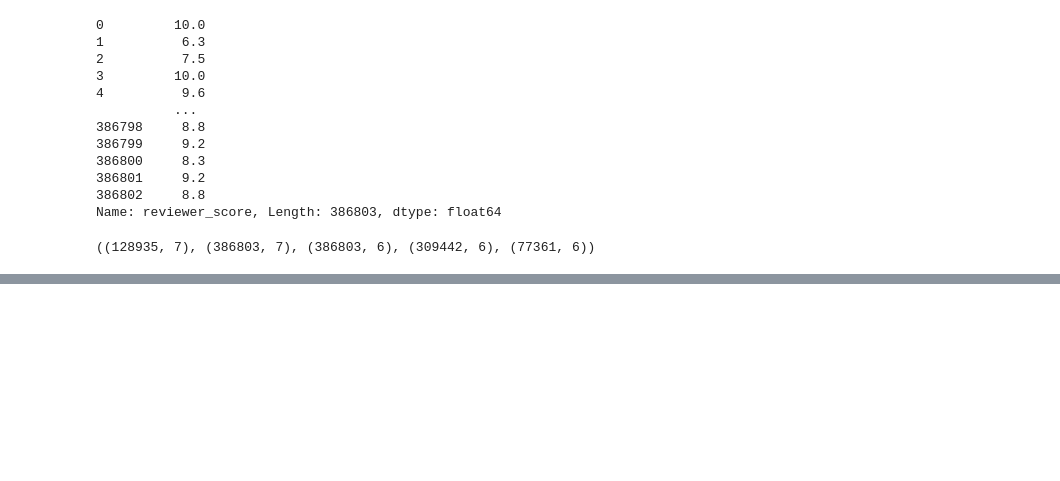
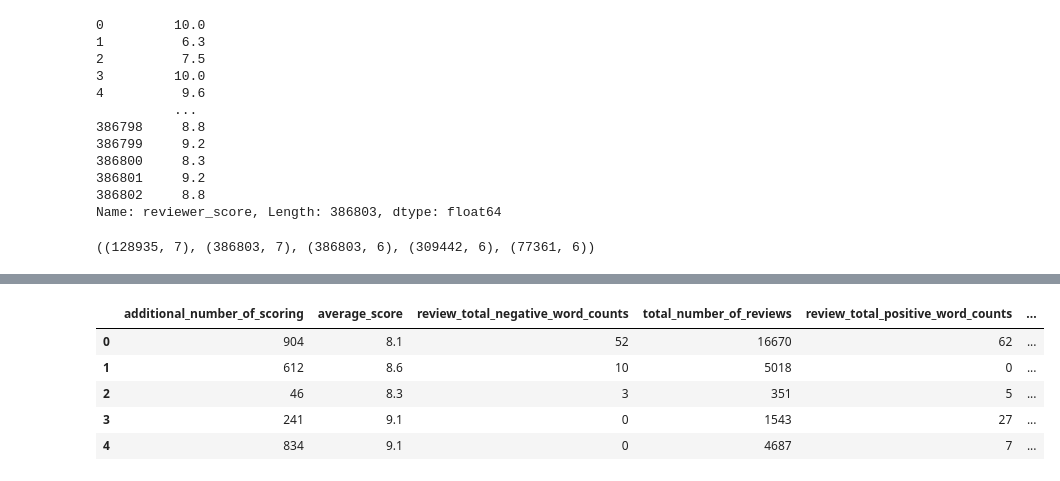
Before and after one commit to ret4ed/Sf_DS_game_1, a Jupyter notebook: Skillfactory/Project_3_EDA + Feature Engineering. Соревнование на Kaggle/Project_3.ipynb, the cells around one changed output, grey strips where cells are left out. Drawn from its saved outputs; the diff is of its cells as text; code cells hidden in the pictures; blank space fills up the shorter version.

```diff
--- a/Skillfactory/Project_3_EDA + Feature Engineering. Соревнование на Kaggle/Project_3.ipynb
+++ b/Skillfactory/Project_3_EDA + Feature Engineering. Соревнование на Kaggle/Project_3.ipynb
@@ -248,0 +257,10 @@ MAPE: 0.9823059147830514
+# %%
+#Посмотрим на структуру test_data
+display(test_data.head(5))
+# %% [output]
+|  | additional_number_of_scoring | average_score | review_total_negative_word_counts | total_number_of_reviews | review_total_positive_word_counts | ... |
+| 0 | 904 | 8.1 | 52 | 16670 | 62 | ... |
+| 1 | 612 | 8.6 | 10 | 5018 | 0 | ... |
+| 2 | 46 | 8.3 | 3 | 351 | 5 | ... |
+| 3 | 241 | 9.1 | 0 | 1543 | 27 | ... |
+| 4 | 834 | 9.1 | 0 | 4687 | 7 | ... |
```
Also changed, not shown: parts of 12 cells of this notebook.
